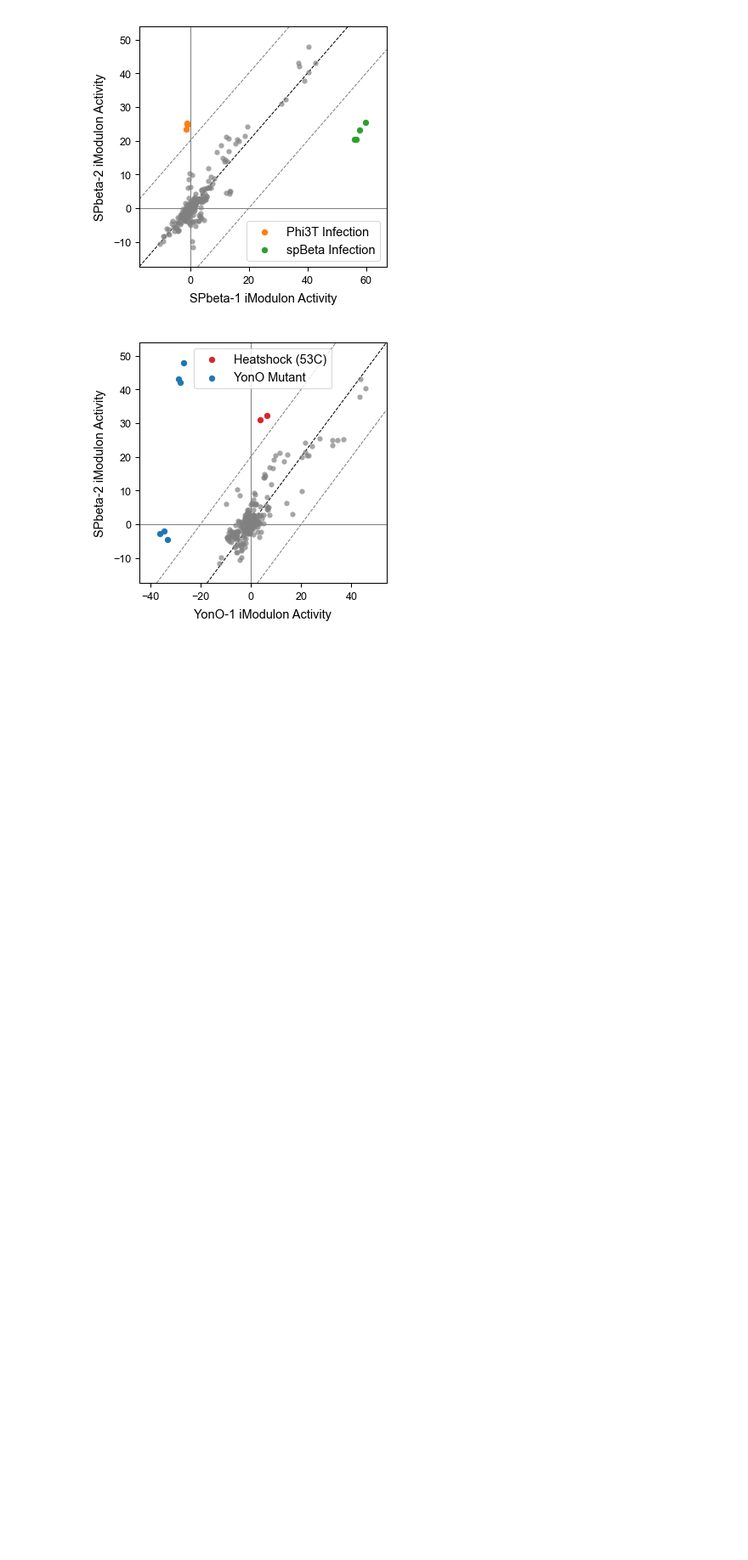
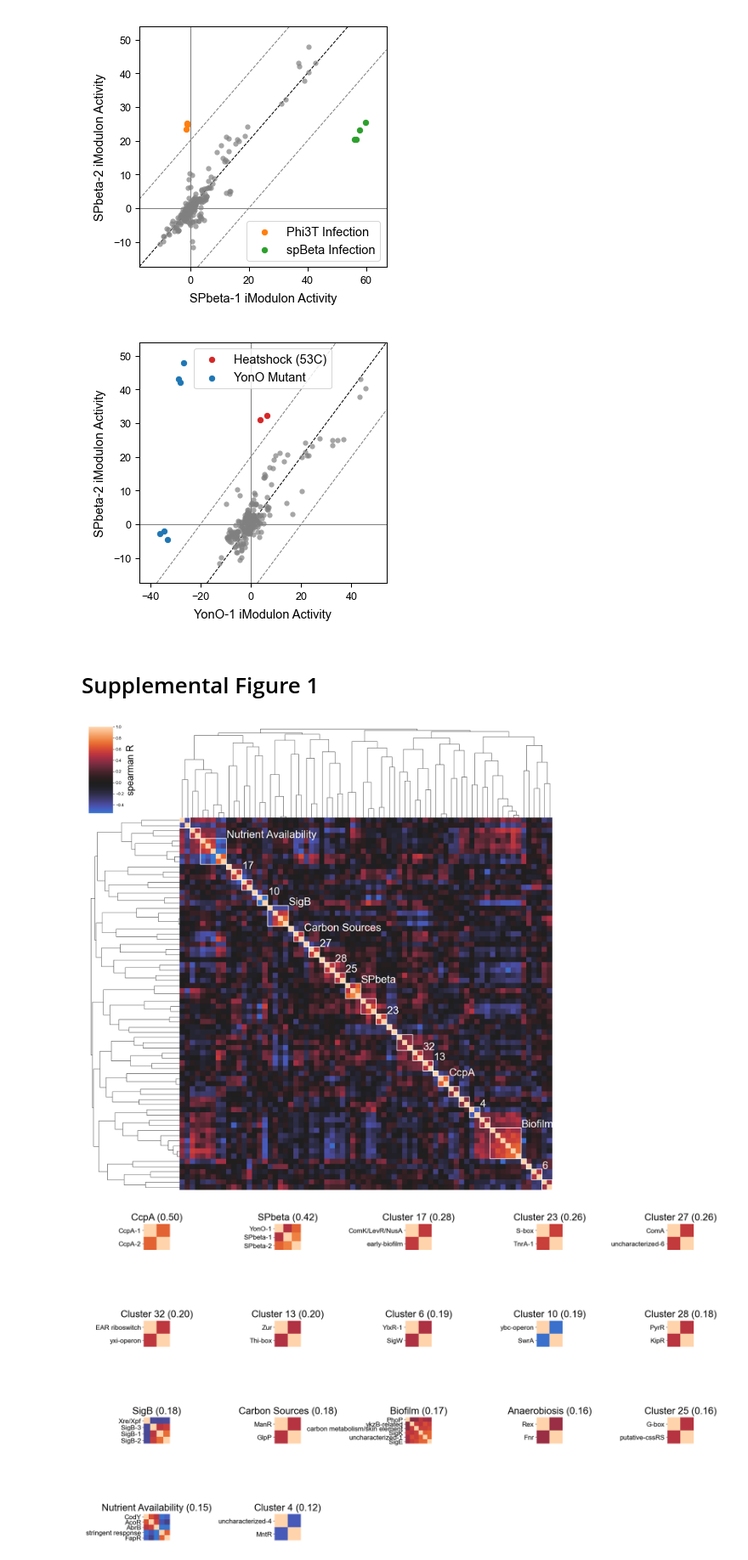
Before and after one commit to avsastry/modulome-workflow, a Jupyter notebook: figures/Figure3_examples.ipynb, the cells around one changed output. Shown: that part at 85% size. Cells and saved outputs as stored; diff of their text form; code cells hidden in the pictures; blank space fills up the shorter version.

```diff
--- a/figures/Figure3_examples.ipynb
+++ b/figures/Figure3_examples.ipynb
@@ -133,3 +133,14 @@ if save_plot:
     plt.savefig(path.join('raw_figures','Fig3e_spbeta_yonO_activities.pdf'))
 # %% [output]
 [figure]
+# %% [markdown]
+# Supplemental Figure 1
+# %%
+cmap,cg = cluster_activities(ica_data, show_best_clusters=True,
+                             cluster_names={14:'CcpA',11:'SPbeta',1:'SigB',3:'Biofilm',9:'Carbon Sources',16:'Anaerobiosis',2:'Nutrient Availability'},
+                             return_clustermap=True)
+if save_plot:
+    cg.savefig(path.join('raw_figures','FigS1_clustermap.png'))
+# %% [output]
+[figure, added]
+[figure, added]
```
Also changed, not shown: parts of 4 cells of this notebook, 1 other file.
